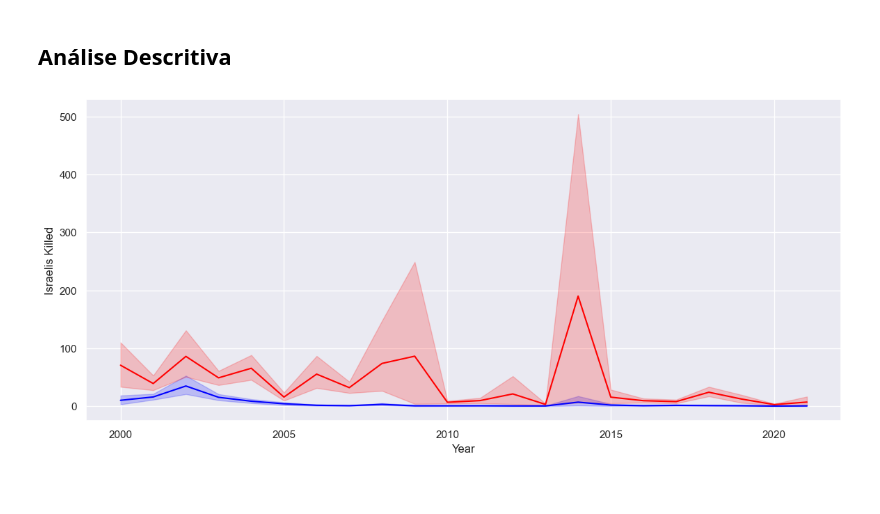
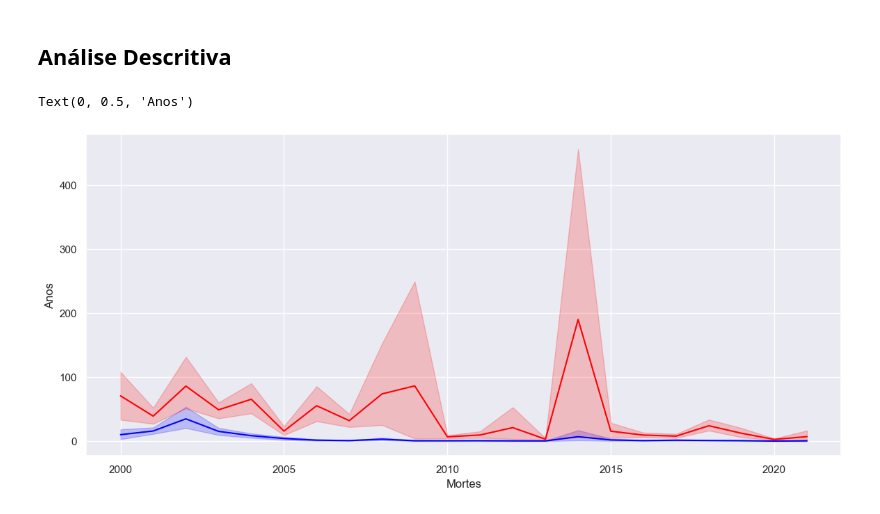
Before and after one commit to henriquecarvalho-maker/Conflito-israelo-palestino, a Jupyter notebook: análise_dos_mortos_e_feridos_no_conflito_entre_palestinos_e_israelitas.ipynb, the cells around one changed output. Cells and saved outputs as stored; diff of their text form; code cells hidden in the pictures.

```diff
--- a/análise_dos_mortos_e_feridos_no_conflito_entre_palestinos_e_israelitas.ipynb
+++ b/análise_dos_mortos_e_feridos_no_conflito_entre_palestinos_e_israelitas.ipynb
@@ -93,2 +100,3 @@ dados['Israelis Killed'] = dados['Israelis Killed'].str.replace(',', '.')
 # %%
-dados['Palestinians Killed'] = dados['Palestinians Killed'].str.replace(',', '.')
+dados_ = dados_.dropna(subset=['year'])
+dados_.loc[:, 'year'] = dados_['year'].astype('int64')
@@ -105,0 +154,6 @@ dados['Israelis Killed'] = pd.to_numeric(dados['Israelis Killed'])
+# %%
+dados_['palestinians_injuries'] = dados_['palestinians_injuries'].replace('(incl. Aug)', '0')
+dados_['palestinians_injuries'] = dados_['palestinians_injuries'].replace('(incl. Jun)', '0')
+
+dados_['israelis_injuries'] = dados_['israelis_injuries'].replace('(incl. Aug)', '0')
+dados_['israelis_injuries'] = dados_['israelis_injuries'].replace('(incl. Jun)', '0')
@@ -106 +165,8 @@ dados['Israelis Killed'] = pd.to_numeric(dados['Israelis Killed'])
+# %%
+dados_['month'] = dados_['month'].replace('MAY & JUNE', 'MAY')
+# %%
+dados_['israelis_killed'] = pd.to_numeric(dados_['israelis_killed'])
+dados_['palestinians_killed'] = pd.to_numeric(dados_['palestinians_killed'])
+dados_['israelis_injuries'] = pd.to_numeric(dados_['israelis_injuries'])
+dados_['palestinians_injuries'] = pd.to_numeric(dados_['palestinians_injuries'])
 # %% [markdown]
@@ -120,7 +186,11 @@ ax4.plot(dados['Israelis Killed'])
 # %% [markdown]
 <h2>Análise Descritiva</h2>
 # %%
-ax = sns.lineplot(dados, x='Year', y='Israelis Killed', color='blue')
-ax = sns.lineplot(dados, x='Year', y='Palestinians Killed', color='red')
+ax = sns.lineplot(dados_, x='year', y='israelis_killed', color='blue')
+ax = sns.lineplot(dados_, x='year', y='palestinians_killed', color='red')
+
+ax.set_xlabel('Mortes')
+ax.set_ylabel('Anos')
 # %% [output]
+Text(0, 0.5, 'Anos')
-[figure, old version]
+[figure, new version]
```
Also changed, not shown: parts of 23 cells of this notebook.
